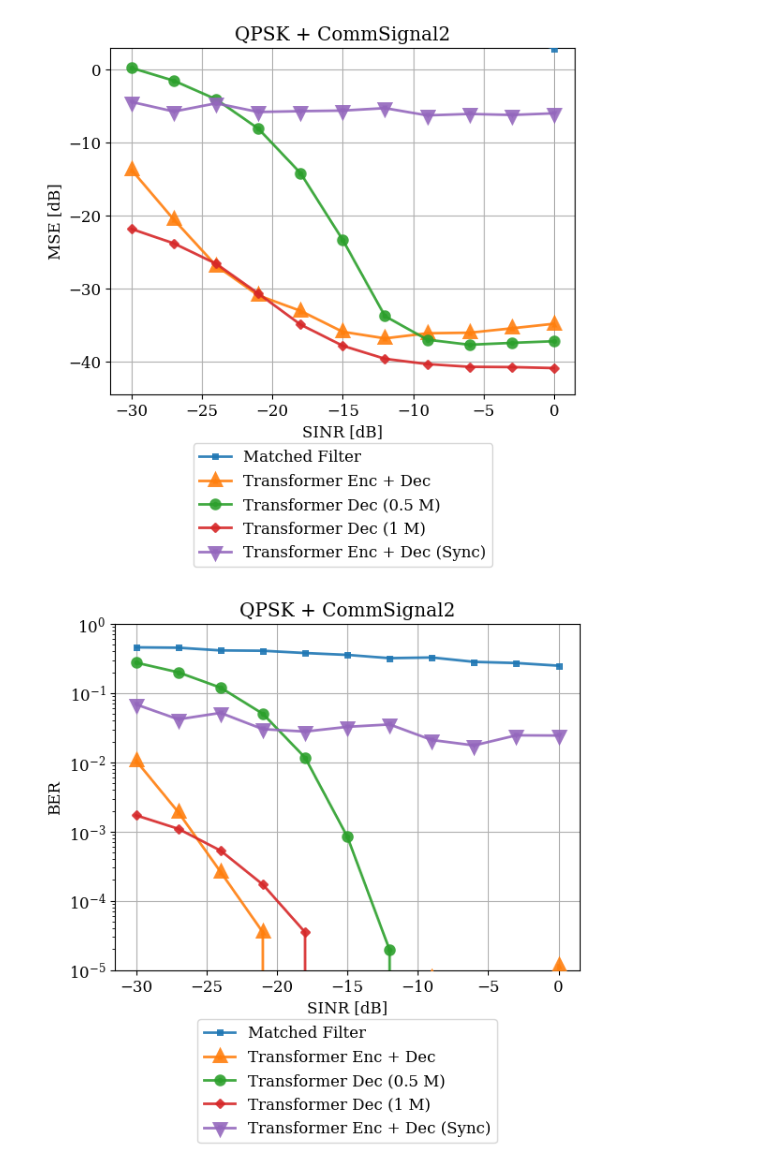
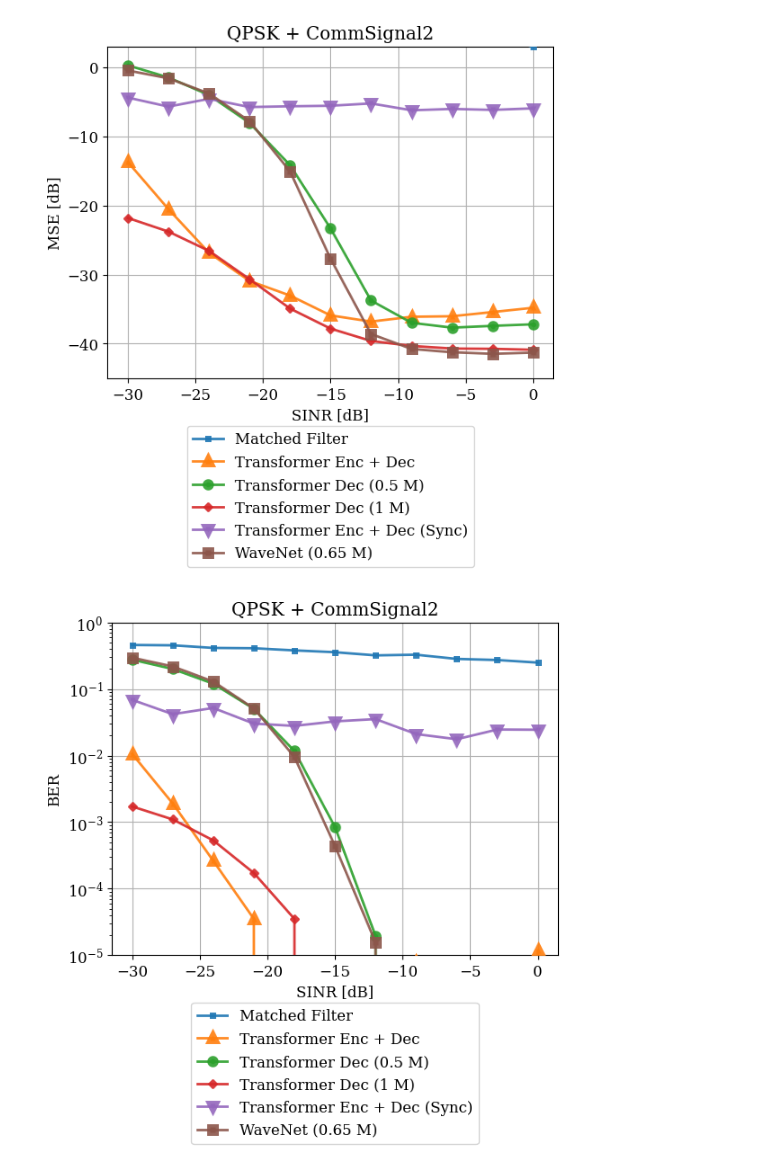
Before and after one commit to tkj516/RF_transformer, a Jupyter notebook: eval/visualize.ipynb, the cells around one changed output. Saved outputs shown, nothing was run; the diff lists cells and outputs as text; code cells hidden in the pictures.

Commit message:
Added configs for large transformer and wavenet

```diff
--- a/eval/visualize.ipynb
+++ b/eval/visualize.ipynb
@@ -34,6 +34,7 @@ all_methods_string = [
     "transformer_decoder",
     "transformer_decoder_1M",
     "transformer_synchronized",
+    "wavenet"
 ]
 
 label_dict = {
@@ -42,6 +43,7 @@ label_dict = {
     "transformer_decoder": "Transformer Dec (0.5 M)",
     "transformer_decoder_1M": "Transformer Dec (1 M)",
     "transformer_synchronized": "Transformer Enc + Dec (Sync)",
+    "wavenet": "WaveNet (0.65 M)",
 }
 
 marker_dict = {
@@ -50,6 +52,7 @@ marker_dict = {
     "transformer_decoder": "o",
     "transformer_decoder_1M": "x",
     "transformer_synchronized": "v",
+    "wavenet": "s",
 }
 ms_dict = {
     "matched_filter": 4,
@@ -57,6 +60,7 @@ ms_dict = {
     "transformer_decoder": 4,
     "transformer_decoder_1M": 4,
     "transformer_synchronized": 4,
+    "wavenet": 4,
 }
 mew_dict = {
     "matched_filter": 5,
@@ -64,6 +68,7 @@ mew_dict = {
     "transformer_decoder": 5,
     "transformer_decoder_1M": 5,
     "transformer_synchronized": 5,
+    "wavenet": 5,
 }
 zorder_dict = {
     "matched_filter": 90,
@@ -71,6 +76,7 @@ zorder_dict = {
     "transformer_decoder": 90,
     "transformer_decoder_1M": 90,
     "transformer_synchronized": 90,
+    "wavenet": 90,
 }
 
 if not os.path.exists("/home/tejasj/data2/RF_transformer/eval_outputs/figures"):
@@ -129,32 +135,32 @@ for soi_type in ["QPSK"]:
 
         plt.figure()
         for id_str in ber_to_plot.keys():
             marker_style = "x--" if "Default" in id_str else marker_dict[id_str] + "-"
             plt.semilogy(
                 all_sinr,
                 ber_to_plot[id_str],
                 marker_style,
                 label=label_dict[id_str],
                 alpha=0.6 if "Default" in id_str else 0.9,
                 ms=ms_dict[id_str],
                 mew=mew_dict[id_str],
                 zorder=zorder_dict[id_str],
             )
         plt.legend(loc="upper center", bbox_to_anchor=(0.5, -0.12))
         plt.grid()
         plt.ylim([1e-5, 1])
         plt.xlabel("SINR [dB]")
         plt.ylabel("BER")
         plt.title(f"{soi_type} + {interference_sig_type}")
 
         plt.savefig(
             os.path.join(
                 "/home/tejasj/data2/RF_transformer/eval_outputs/figures",
                 f"collated_BER_{soi_type}_{interference_sig_type}_Comparison.png",
             ),
             dpi=300,
             bbox_inches="tight",
         )
 # %% [output]
-[figure, old version]
+[figure, new version]
-[figure, old version]
+[figure, new version]
```
Also changed, not shown: 8 other files.
